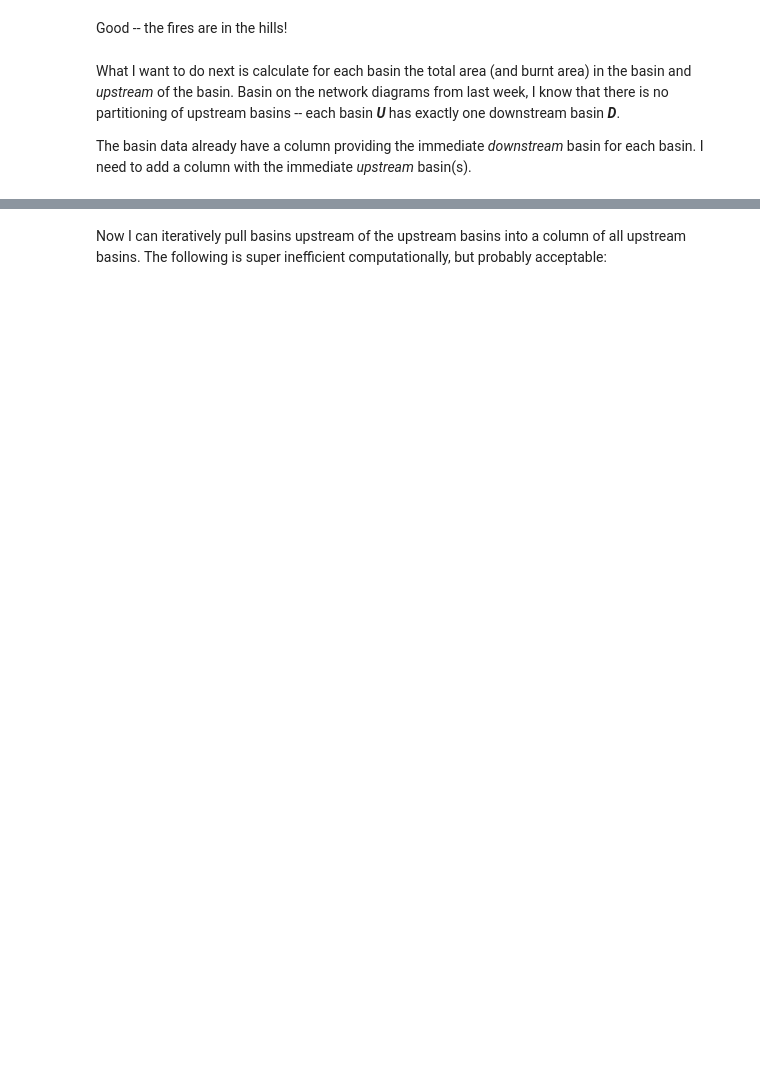
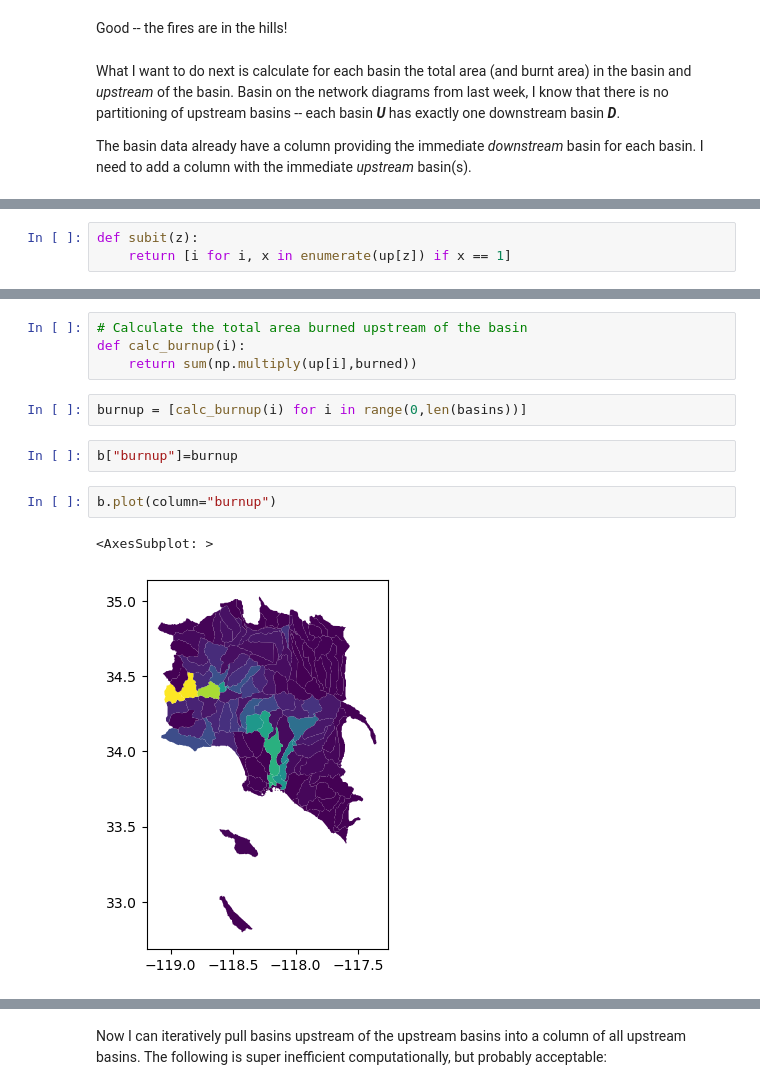
Before and after one commit to aron-walker/up221-aron, a Jupyter notebook: week6/aggregate_intersection.ipynb, the cells around one changed output, grey strips where cells are left out. Drawn from its saved outputs; the diff is of its cells as text; blank space fills up the shorter version.

Commit message:
Combined network with burned overlap

```diff
--- a/week6/aggregate_intersection.ipynb
+++ b/week6/aggregate_intersection.ipynb
@@ -84,0 +104,3 @@ for basin in b:
+# %%
+def subit(z):
+    return [i for i, x in enumerate(up[z]) if x == 1]
@@ -84,0 +157,13 @@ for basin in b:
+# %%
+# Calculate the total area burned upstream of the basin
+def calc_burnup(i):
+    return sum(np.multiply(up[i],burned))
+# %%
+burnup = [calc_burnup(i) for i in range(0,len(basins))]
+# %%
+b["burnup"]=burnup
+# %%
+b.plot(column="burnup")
+# %% [output]
+<AxesSubplot: >
+[figure, added]
```
Also changed, not shown: parts of 19 cells of this notebook.
